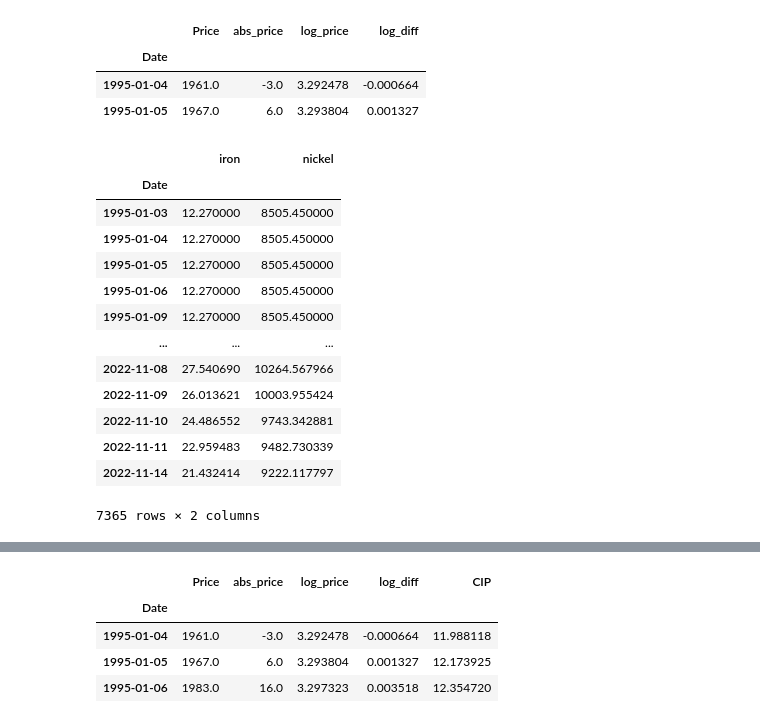
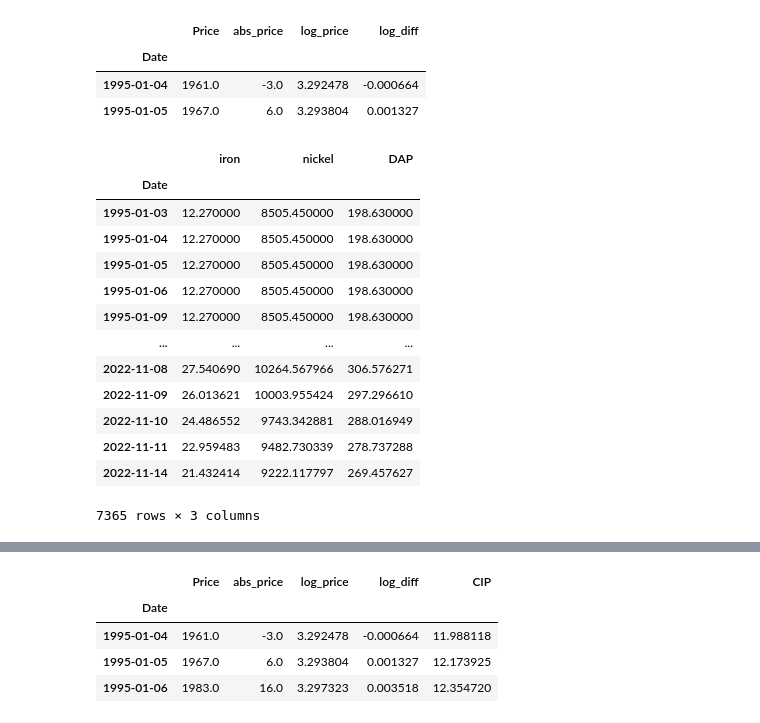
Before and after one commit to LeibnizianOptimist/bdi_predict, a Jupyter notebook: notebooks/Combined Feature Testing.ipynb, the cells around one changed output, grey strips where cells are left out. Saved outputs shown, nothing was run; the diff lists cells and outputs as text; code cells hidden in the pictures.

```diff
--- a/notebooks/Combined Feature Testing.ipynb
+++ b/notebooks/Combined Feature Testing.ipynb
@@ -41,25 +41,26 @@ cip = merged[["CIP"]]
 # %%
 feat = pd.read_csv("../raw_data/data/merged_features.csv")
 feat["Date"] = pd.to_datetime(feat["Date"])
 feat.set_index("Date", inplace=True)
 feat.drop(columns="Unnamed: 0", inplace=True)
-feat = feat[["close_y", "Nickel_x"]]
+feat = feat[["close_y", "Nickel_x", "DAP"]]
 feat.rename(columns={"close_y":"iron",
-                    "Nickel_x":"nickel"}, inplace=True)
+                    "Nickel_x":"nickel",
+                    "DAP":"DAP"}, inplace=True)
 comb=feat
 comb
 # %% [output]
-|  | iron | nickel |
-| Date |  |  |
-| 1995-01-03 | 12.270000 | 8505.450000 |
-| 1995-01-04 | 12.270000 | 8505.450000 |
-| 1995-01-05 | 12.270000 | 8505.450000 |
-| 1995-01-06 | 12.270000 | 8505.450000 |
-| 1995-01-09 | 12.270000 | 8505.450000 |
-| ... | ... | ... |
-| 2022-11-08 | 27.540690 | 10264.567966 |
-| 2022-11-09 | 26.013621 | 10003.955424 |
-| 2022-11-10 | 24.486552 | 9743.342881 |
-| 2022-11-11 | 22.959483 | 9482.730339 |
-| 2022-11-14 | 21.432414 | 9222.117797 |
+|  | iron | nickel | DAP |
+| Date |  |  |  |
+| 1995-01-03 | 12.270000 | 8505.450000 | 198.630000 |
+| 1995-01-04 | 12.270000 | 8505.450000 | 198.630000 |
+| 1995-01-05 | 12.270000 | 8505.450000 | 198.630000 |
+| 1995-01-06 | 12.270000 | 8505.450000 | 198.630000 |
+| 1995-01-09 | 12.270000 | 8505.450000 | 198.630000 |
+| ... | ... | ... | ... |
+| 2022-11-08 | 27.540690 | 10264.567966 | 306.576271 |
+| 2022-11-09 | 26.013621 | 10003.955424 | 297.296610 |
+| 2022-11-10 | 24.486552 | 9743.342881 | 288.016949 |
+| 2022-11-11 | 22.959483 | 9482.730339 | 278.737288 |
+| 2022-11-14 | 21.432414 | 9222.117797 | 269.457627 |
-7365 rows × 2 columns
+7365 rows × 3 columns
```
Also changed, not shown: parts of 14 cells of this notebook, 8 other files.
